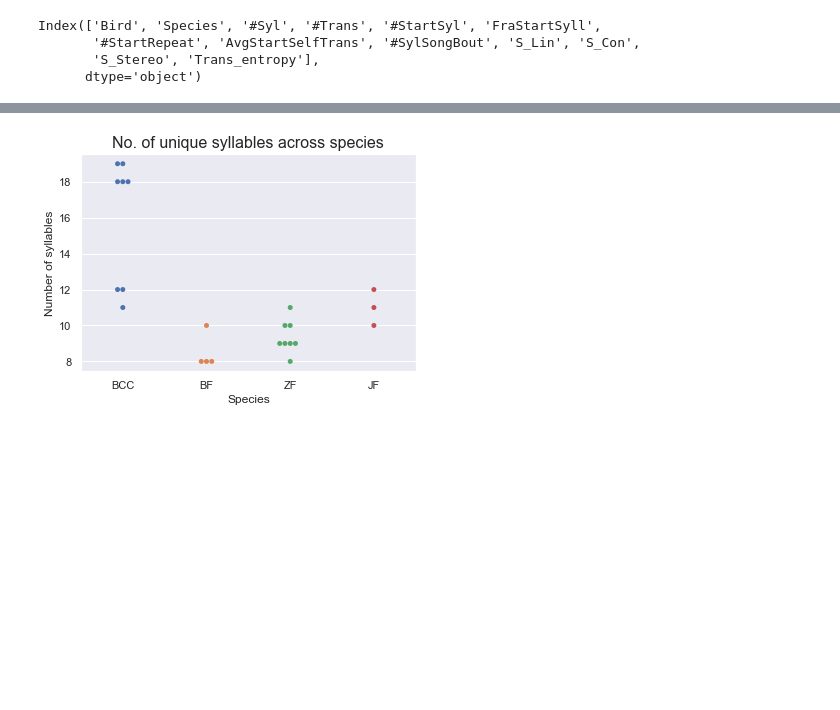
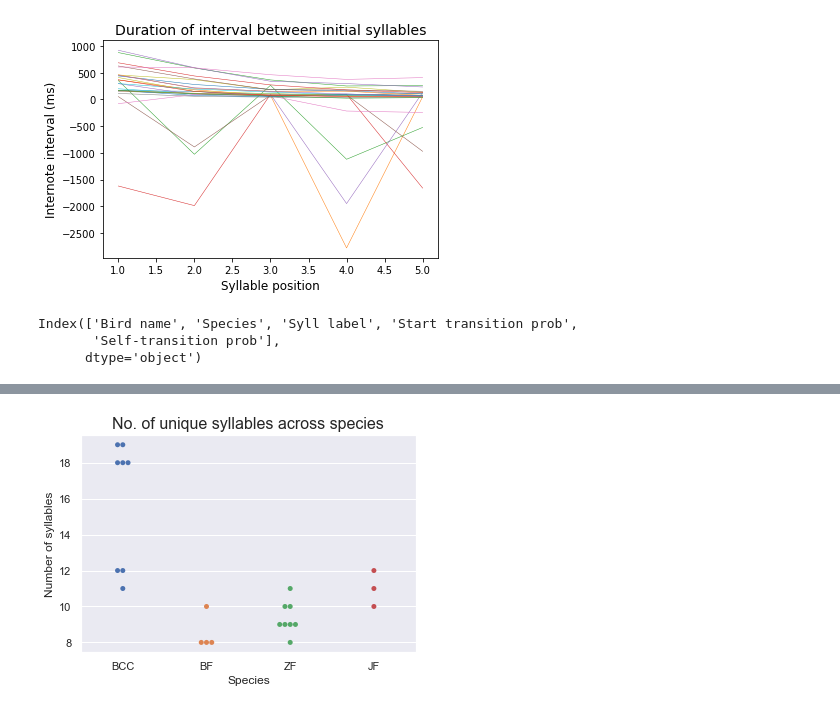
Before and after one commit to vasudha-kulkarni/IN-comparative-analysis, a Jupyter notebook: visualising_data.ipynb, the cells around one changed output, grey strips where cells are left out. Cells and saved outputs as stored; diff of their text form; code cells hidden in the pictures; blank space fills up the shorter version.

```diff
--- a/visualising_data.ipynb
+++ b/visualising_data.ipynb
@@ -10,0 +11,8 @@ os.chdir('D:\\4th Year\\Semester 7\\BI4313 Sem Project\\IN-comparative-analysis\
+# %%
+df = pandas.read_csv('06. Avg internote interval values.csv')
+print(df.columns)
+
+data = df.iloc[:, 2:]
+data = np.array(data)
+
+data
@@ -11,8 +38,24 @@ os.chdir('D:\\4th Year\\Semester 7\\BI4313 Sem Project\\IN-comparative-analysis\
+# %%
+x = [1, 2, 3, 4, 5]
+#colors = {'BCC' : 'tab:blue', 'BF' : 'tab:brown', 'JF' : 'tab:grey', 'ZF' : 'tab:green'}
+#c=df['Species'].map(colors)
+
+for i in range(len(df)):
+    y = data[i]
+    plt.plot(x, y, linewidth = 0.5)
+
+plt.xlabel('Syllable position', fontsize = 12)
+plt.ylabel('Internote interval (ms)', fontsize = 12)
+plt.title('Duration of interval between initial syllables', fontsize = 14)
+
+#plt.show()
+plt.savefig('04 internote interval init syll.png', dpi = 600)
+# %% [output]
+[figure, added]
 # %%
-df = pandas.read_csv('Syllable_data_2.csv')
-print(df.columns)
+df = pandas.read_csv('07. Start-Self Transition Prob.csv')
+df.columns
 # %% [output]
-Index(['Bird', 'Species', '#Syl', '#Trans', '#StartSyl', 'FraStartSyll',
-       '#StartRepeat', 'AvgStartSelfTrans', '#SylSongBout', 'S_Lin', 'S_Con',
-       'S_Stereo', 'Trans_entropy'],
+Index(['Bird name', 'Species', 'Syll label', 'Start transition prob',
+       'Self-transition prob'],
       dtype='object')
```
Also changed, not shown: parts of 3 cells of this notebook, 11 other files.
